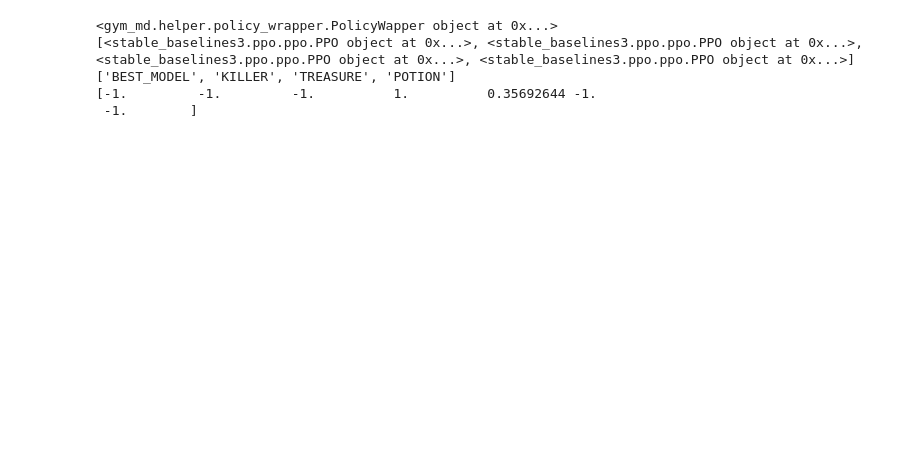
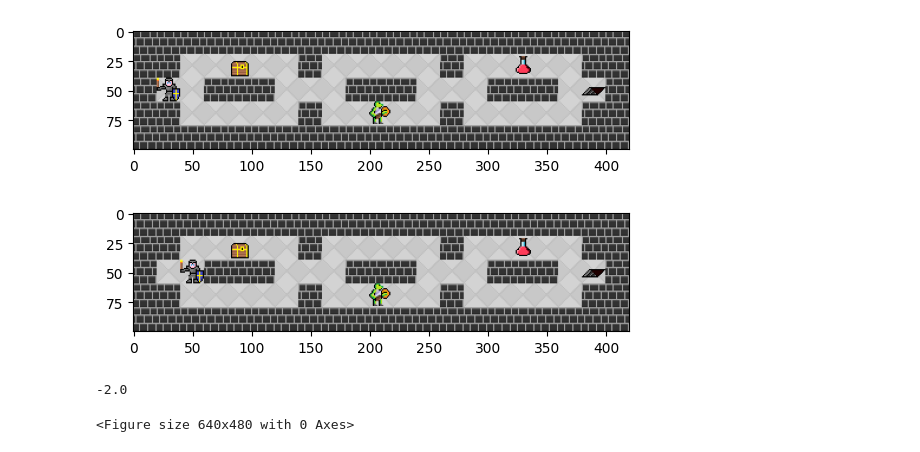
Before and after one commit to AlexVogt1/gym-md, a Jupyter notebook: test_policy_switching.ipynb, the cells around one changed output. Drawn from its saved outputs; the diff is of its cells as text; code cells hidden in the pictures; blank space fills up the shorter version.

```diff
--- a/test_policy_switching.ipynb
+++ b/test_policy_switching.ipynb
@@ -7,0 +8,13 @@ To enable them in other operations, rebuild TensorFlow with the appropriate comp
+# %%
+config= {
+    "action_type": "path",
+    "action_space_type": "box",
+    "obs_type": "grid",
+    "base_path":  "./play_style_models/base/",
+}
+
+env =gym.make("md-switch-policy_2", config = config)
+
+# debug_env(env)
+print(env.action_space.sample())
+print(env.observation_space.sample())
@@ -8,2 +37,38 @@ To enable them in other operations, rebuild TensorFlow with the appropriate comp
+# %%
+LOOP: int = 2
+TRY_OUT: int = 1
+import random
+
+for _ in range(TRY_OUT):
+    observation = env.reset()
+    reward_sum = 0
+    for i in range(LOOP):
+        output_image = env.render(mode='human')
+        actions = env.action_space.sample()
+        # actions = []
+        # c_1actions = [0.98,0.0,1.0,0.99,0.0,0.0,0.95]
+        # direction action input
+        # DIRECTIONAL_ACTIONS = ["UP", "DOWN", "LEFT", "RIGHT"]
+        c_1actions = [1.0, 0.0, 0.0, 0.0]
+        # print(actions)
+        # pprint(env.grid.g)
+
+        observation, reward, done, info = env.step(actions)
+        # print(observation)
+
+        # print(actions, observation, reward, done, info)
+
+        reward_sum += reward
+
+        if done:
+            env.render()
+            break
+
+    print(reward_sum)
+# %% [output]
+[figure, added]
+[figure, added]
+-2.0
+<Figure size 640x480 with 0 Axes>
 # %%
 policies = PolicyWapper(path='./play_style_models/base/')
@@ -11,11 +77,0 @@ obs = [4, 4, 4, 6, 6, 8, 8, 5]
-# %%
-print(policies)
-print(policies.wrapped_models)
-print(policies.policy_names)
-print(policies.wrapped_models[3].predict(obs, deterministic=False)[0])
-# %% [output]
-<gym_md.helper.policy_wrapper.PolicyWapper object at 0x...>
-[<stable_baselines3.ppo.ppo.PPO object at 0x...>, <stable_baselines3.ppo.ppo.PPO object at 0x...>, <stable_baselines3.ppo.ppo.PPO object at 0x...>, <stable_baselines3.ppo.ppo.PPO object at 0x...>]
-['BEST_MODEL', 'KILLER', 'TREASURE', 'POTION']
-[-1.         -1.         -1.          1.          0.35692644 -1.
- -1.        ]
```
Also changed, not shown: parts of 11 cells of this notebook, 34 other files.
